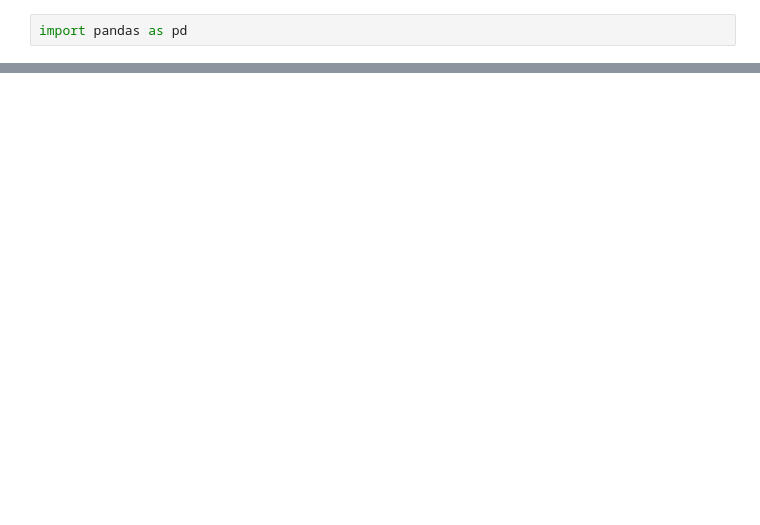
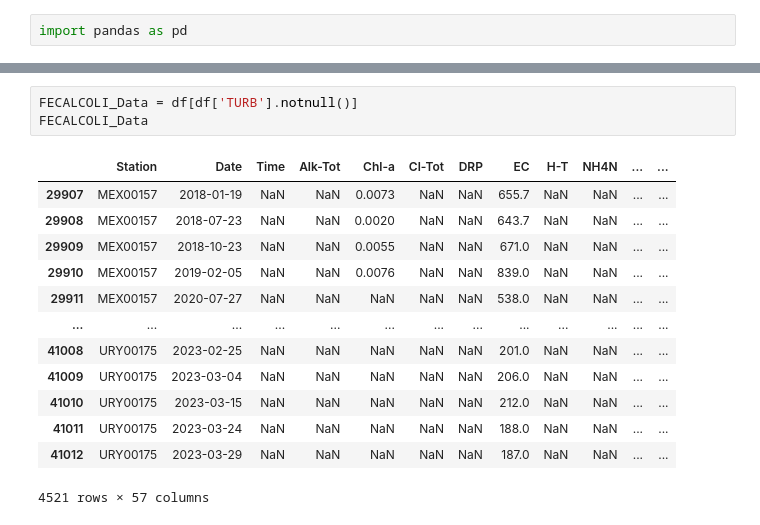
Before and after one commit to KavyaSoni123/WaterQualityAnalysis, a Jupyter notebook: test.ipynb, the cells around one changed output, grey strips where cells are left out. Drawn from its saved outputs; the diff is of its cells as text; blank space fills up the shorter version.

```diff
--- a/test.ipynb
+++ b/test.ipynb
@@ -56,0 +105,17 @@ df
+# %%
+FECALCOLI_Data = df[df['TURB'].notnull()]
+FECALCOLI_Data
+# %% [output]
+|  | Station | Date | Time | Alk-Tot | Chl-a | Cl-Tot | DRP | EC | H-T | NH4N | ... | ... |
+| 29907 | MEX00157 | 2018-01-19 | NaN | NaN | 0.0073 | NaN | NaN | 655.7 | NaN | NaN | ... | ... |
+| 29908 | MEX00157 | 2018-07-23 | NaN | NaN | 0.0020 | NaN | NaN | 643.7 | NaN | NaN | ... | ... |
+| 29909 | MEX00157 | 2018-10-23 | NaN | NaN | 0.0055 | NaN | NaN | 671.0 | NaN | NaN | ... | ... |
+| 29910 | MEX00157 | 2019-02-05 | NaN | NaN | 0.0076 | NaN | NaN | 839.0 | NaN | NaN | ... | ... |
+| 29911 | MEX00157 | 2020-07-27 | NaN | NaN | NaN | NaN | NaN | 538.0 | NaN | NaN | ... | ... |
+| ... | ... | ... | ... | ... | ... | ... | ... | ... | ... | ... | ... | ... |
+| 41008 | URY00175 | 2023-02-25 | NaN | NaN | NaN | NaN | NaN | 201.0 | NaN | NaN | ... | ... |
+| 41009 | URY00175 | 2023-03-04 | NaN | NaN | NaN | NaN | NaN | 206.0 | NaN | NaN | ... | ... |
+| 41010 | URY00175 | 2023-03-15 | NaN | NaN | NaN | NaN | NaN | 212.0 | NaN | NaN | ... | ... |
+| 41011 | URY00175 | 2023-03-24 | NaN | NaN | NaN | NaN | NaN | 188.0 | NaN | NaN | ... | ... |
+| 41012 | URY00175 | 2023-03-29 | NaN | NaN | NaN | NaN | NaN | 187.0 | NaN | NaN | ... | ... |
+4521 rows × 57 columns
```
Also changed, not shown: parts of 15 cells of this notebook, 4 other files.
